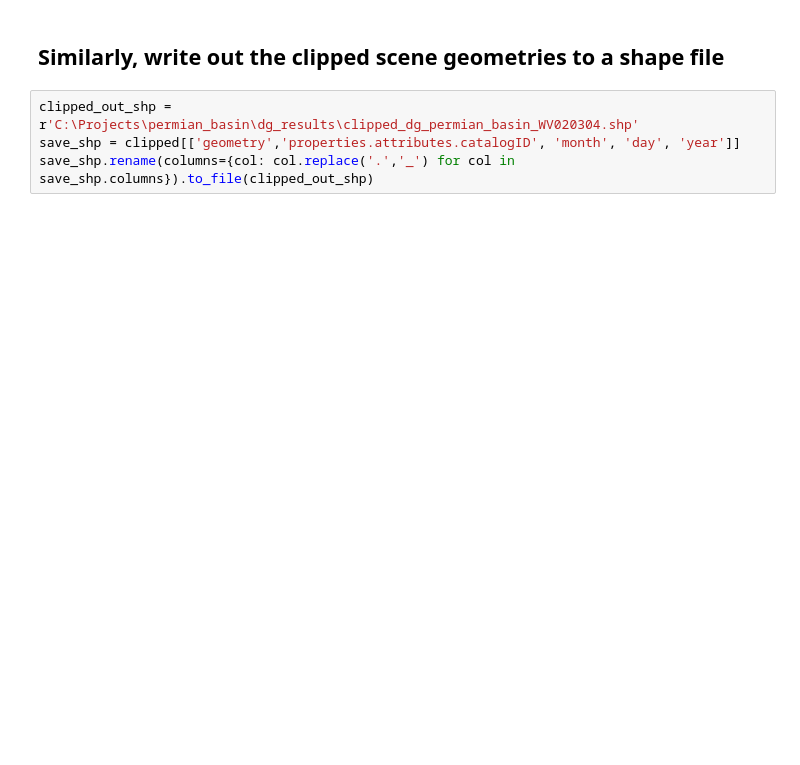
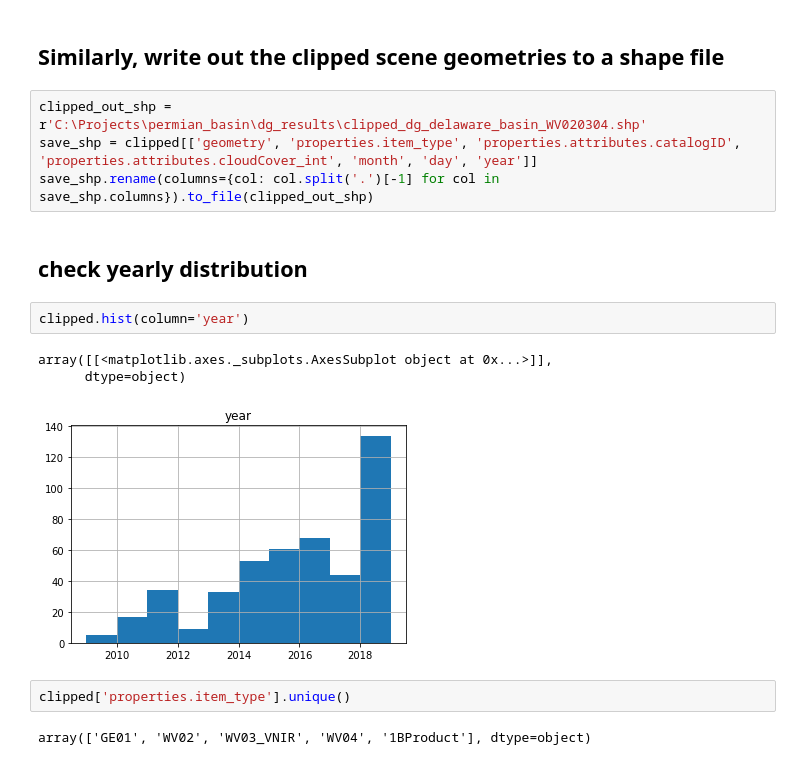
Before and after one commit to earthlab/GBDX-stew, a Jupyter notebook: query_permian_basin.ipynb, the cells around one changed output. Saved outputs shown, nothing was run; the diff lists cells and outputs as text; blank space fills up the shorter version.

```diff
--- a/query_permian_basin.ipynb
+++ b/query_permian_basin.ipynb
@@ -77,6 +80,18 @@ clipped.plot(alpha=0.1, figsize=(10,10))
 # %% [markdown]
 ## Similarly, write out the clipped scene geometries to a shape file
 # %%
-clipped_out_shp = r'C:\Projects\permian_basin\dg_results\clipped_dg_permian_basin_WV020304.shp'
-save_shp = clipped[['geometry','properties.attributes.catalogID', 'month', 'day', 'year']]
-save_shp.rename(columns={col: col.replace('.','_') for col in save_shp.columns}).to_file(clipped_out_shp)
+clipped_out_shp = r'C:\Projects\permian_basin\dg_results\clipped_dg_delaware_basin_WV020304.shp'
+save_shp = clipped[['geometry', 'properties.item_type', 'properties.attributes.catalogID', 'properties.attributes.cloudCover_int', 'month', 'day', 'year']]
+save_shp.rename(columns={col: col.split('.')[-1] for col in save_shp.columns}).to_file(clipped_out_shp)
+# %% [markdown]
+## check yearly distribution
+# %%
+clipped.hist(column='year')
+# %% [output]
+array([[<matplotlib.axes._subplots.AxesSubplot object at 0x...>]],
+      dtype=object)
+[figure, added]
+# %%
+clipped['properties.item_type'].unique()
+# %% [output]
+array(['GE01', 'WV02', 'WV03_VNIR', 'WV04', '1BProduct'], dtype=object)
```
Also changed, not shown: parts of 8 cells of this notebook, 1 other file.
